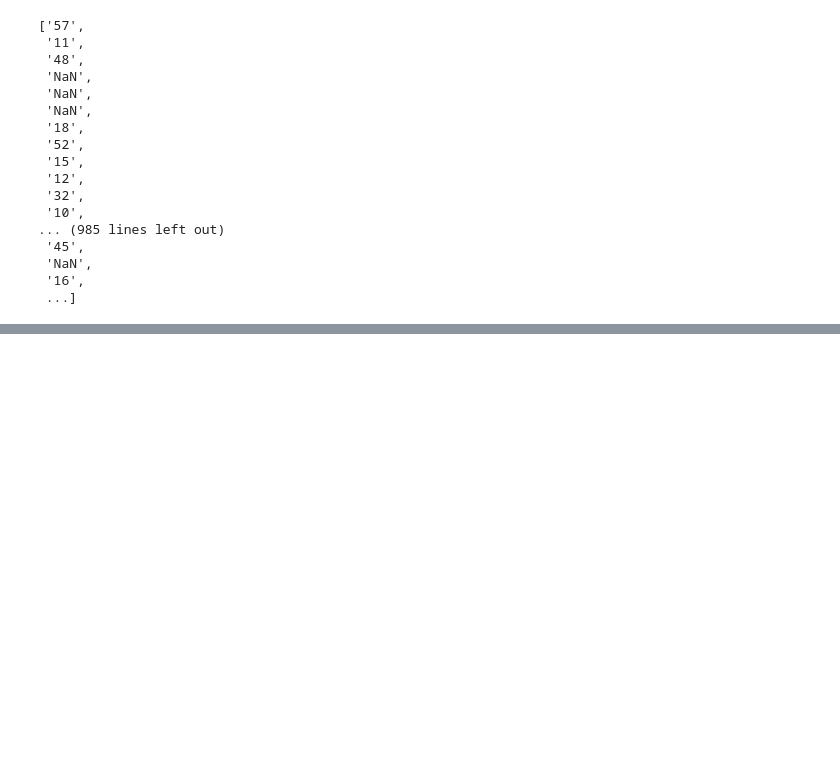
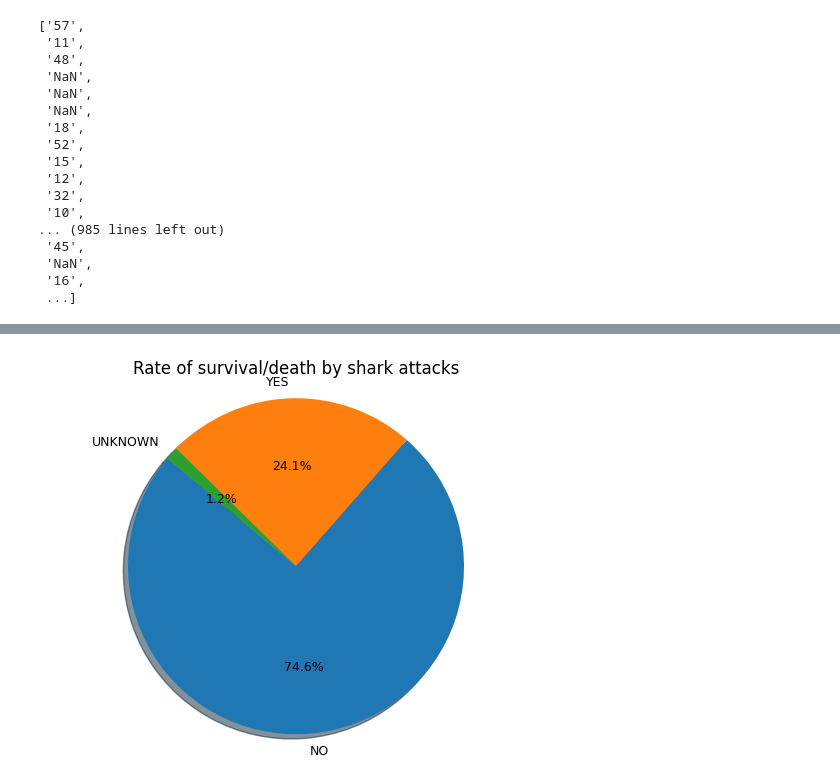
Before and after one commit to Futurartina/Sharks, a Jupyter notebook: main.ipynb, the cells around one changed output, grey strips where cells are left out. Cells and saved outputs as stored; diff of their text form; code cells hidden in the pictures; blank space fills up the shorter version.

```diff
--- a/main.ipynb
+++ b/main.ipynb
@@ -1776,0 +1599,14 @@ sns.histplot(data=data_filtered, x="Country", hue="Categorised_species")
+# %%
+labels = ['NO', 'YES', 'UNKNOWN']
+sizes = [4302, 1389, 72]
+# Indicates the data to be analised.
+
+plt.pie(sizes, labels=labels, autopct='%1.1f%%', shadow=True, startangle=140, textprops={'fontsize': 9})
+plt.axis('equal')
+# Creates the pie chart.
+
+plt.title('Rate of survival/death by shark attacks')
+plt.show()
+# Defines the title of the graph.
+# %% [output]
+[figure, added]
```
Also changed, not shown: parts of 52 cells of this notebook, 8 other files.
